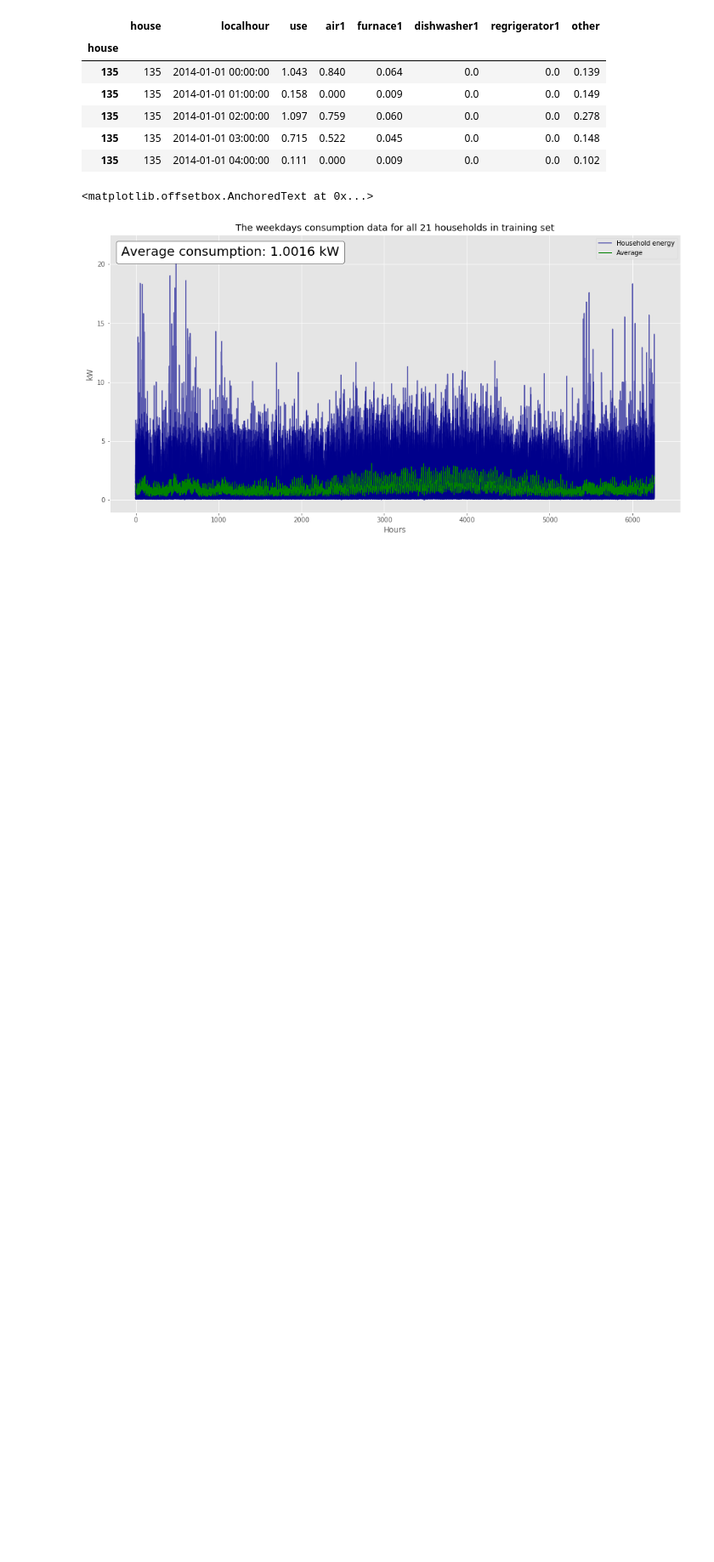
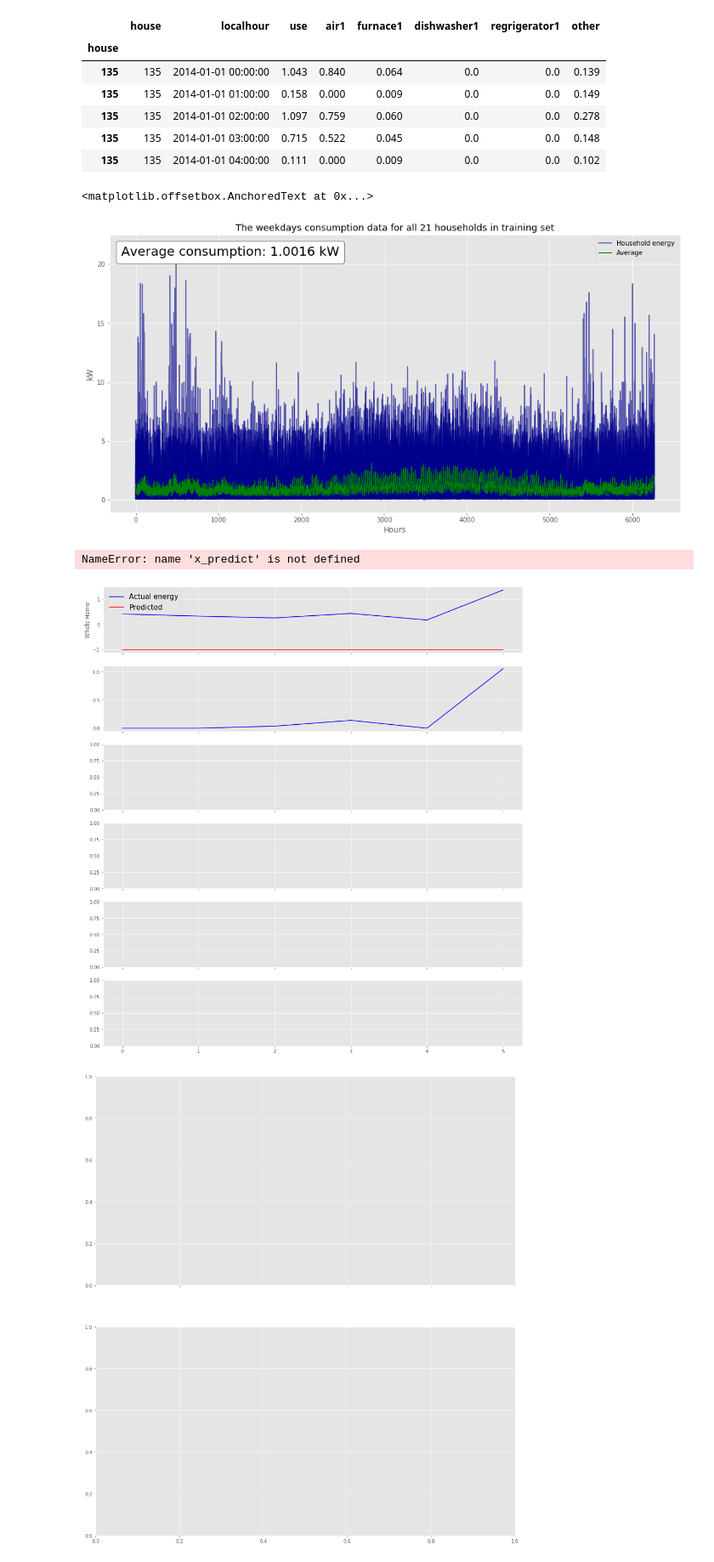
Before and after one commit to bondxue/Discriminative-Sparse-Coding-for-Energy-Disaggregation, a Jupyter notebook: dataprocess.ipynb, the cells around one changed output. Shown at 85% size. Saved outputs shown, nothing was run; the diff lists cells and outputs as text; code cells hidden in the pictures; blank space fills up the shorter version.

```diff
--- a/dataprocess.ipynb
+++ b/dataprocess.ipynb
@@ -457,3 +457,30 @@ ax.add_artist(at)
 # %% [output]
 <matplotlib.offsetbox.AnchoredText at 0x...>
 [figure]
+# %%
+## row and column sharing
+f, ((ax1, ax2, ax3, ax4, ax5, ax6)) = plt.subplots(6, 1, sharex='col', sharey='row', figsize=(16,18))
+## piechart
+f2, ((axes1, axes2)) = plt.subplots(2, 1, sharex='col', sharey='row', figsize=(16,18))
+pie_chart_true = []
+pie_chart_pred = []
+
+x = range(x_train[list(x_train.keys())[0]].shape[0])
+plt.rcParams.update({'font.size': 15})
+
+y = np.asarray(x_test_use)[0:,0]
+ax1.plot(x, y, color='b',label='Actual energy')
+y=[-1]*x_train[list(x_train.keys())[0]].shape[0]
+ax1.plot(x, y, color='r', label='Predicted')
+#ax1.set_ylim([0,2])
+ax1.set_ylabel('Whole Home')
+ax1.legend()
+##
+y = np.asarray(x_test[list(x_test.keys())[0]])[0:,0]
+pie_chart_true.append(y.sum())
+ax2.plot(x, y, color='b')
+print(list(x_predict))
+# %% [output]
+NameError: name 'x_predict' is not defined
+[figure, added]
+[figure, added]
```
Also changed, not shown: 1 other file.
